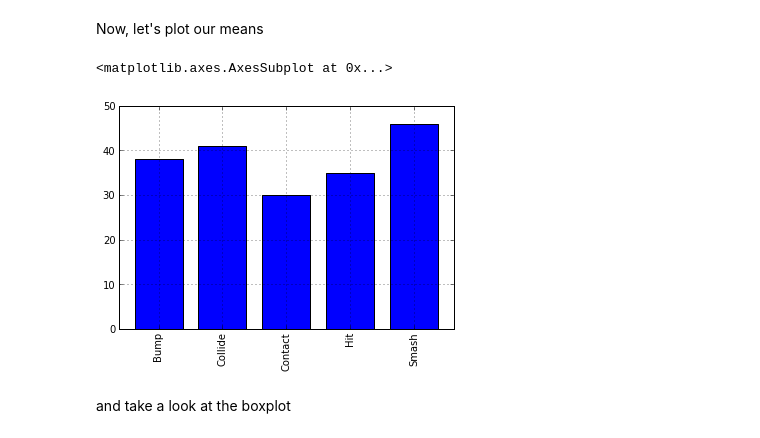
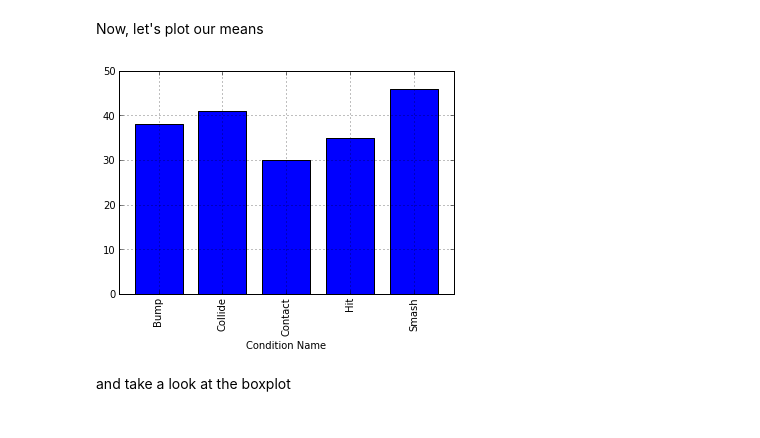
Before and after one commit to swcarpentry/DEPRECATED-bc, a Jupyter notebook: example/loftus/Loftus_example.ipynb, the cells around one changed output. Saved outputs shown, nothing was run; the diff lists cells and outputs as text; code cells hidden in the pictures.

```diff
--- a/example/loftus/Loftus_example.ipynb
+++ b/example/loftus/Loftus_example.ipynb
@@ -182,0 +47,2 @@ data[0:10]
+# %%
+data = pd.read_csv('loftus.csv')
@@ -358,2 +222,4 @@ Element 20282 (Sash) replaced with Smash
+# %%
+data.ix[data['Condition Name'] == 'Sash', 'Condition Name'] = 'Smash'
 # %% [markdown]
 And let's check our numbers again.
@@ -530,9 +325,8 @@ For more information, type 'help(pylab)'.
 # %% [markdown]
 Now, let's plot our means
 # %%
-df.mean().plot(kind='bar')
+plot = data.groupby('Condition Name').mean()['Estimated Speed (mph)'].plot(kind='bar')
 # %% [output]
-<matplotlib.axes.AxesSubplot at 0x...>
-[figure, old version]
+[figure, new version]
 # %% [markdown]
 and take a look at the boxplot
```
Also changed, not shown: parts of 87 cells of this notebook.
